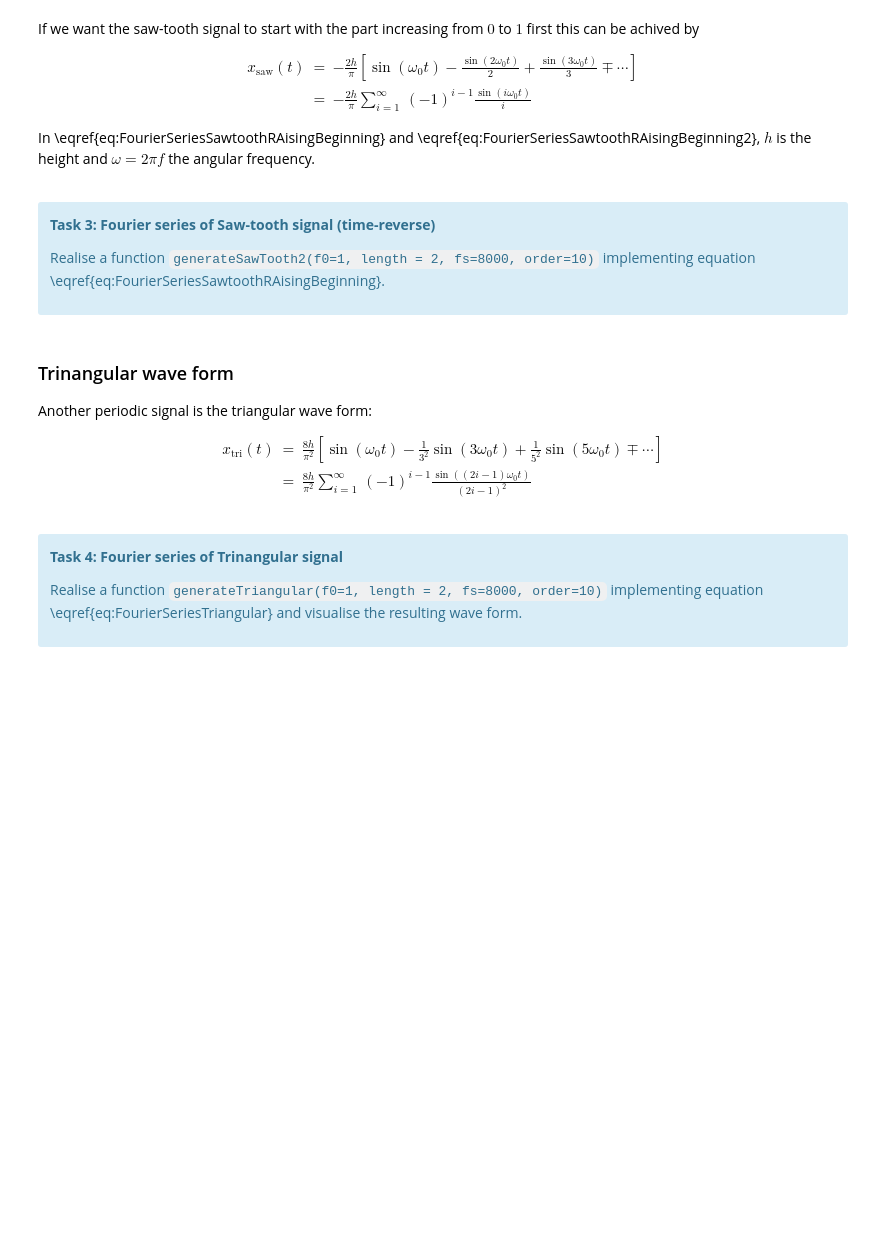
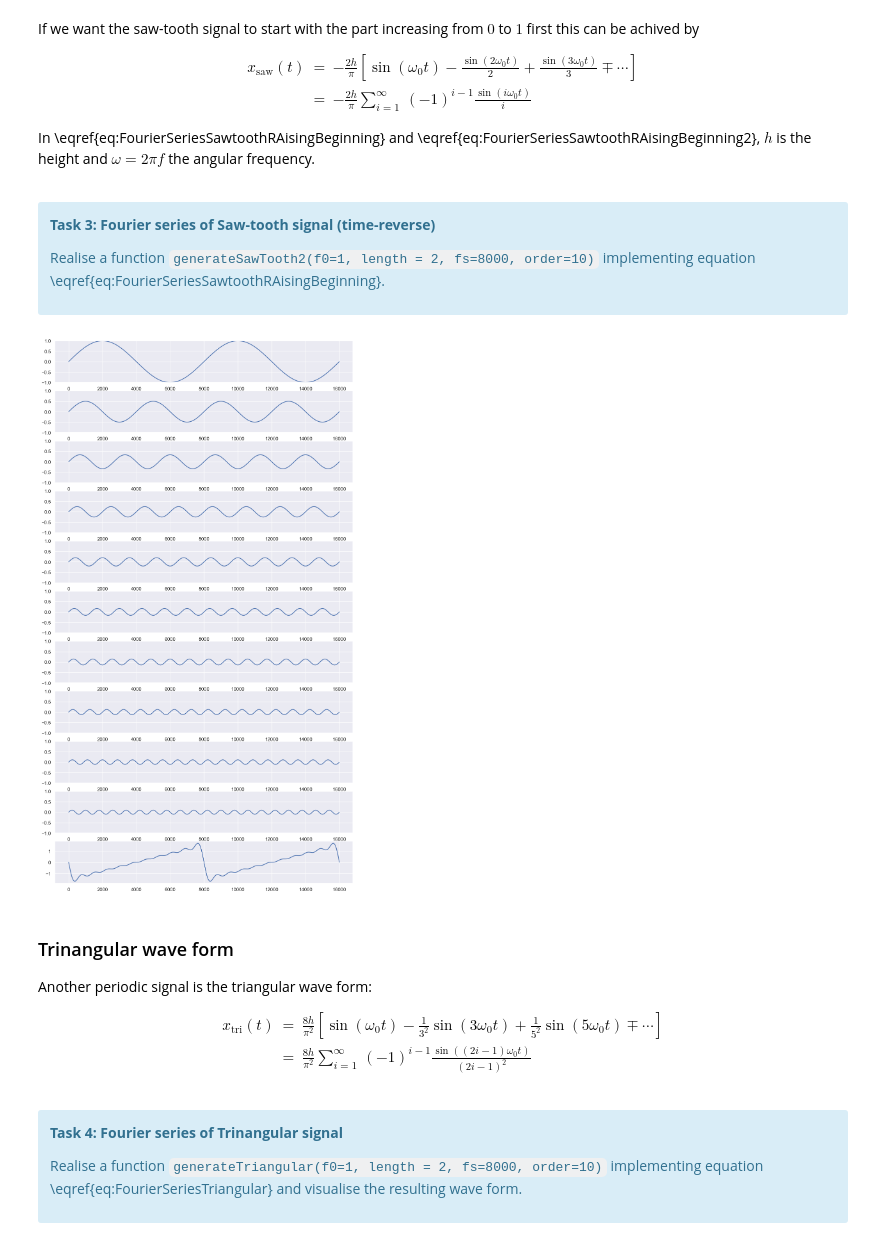
Before and after one commit to lucyshef/speech-processing, a Jupyter notebook: Lab-Sheet-4/Lab-Sheet-4.ipynb, the cells around one changed output. Saved outputs shown, nothing was run; the diff lists cells and outputs as text; code cells hidden in the pictures; blank space fills up the shorter version.

```diff
--- a/Lab-Sheet-4/Lab-Sheet-4.ipynb
+++ b/Lab-Sheet-4/Lab-Sheet-4.ipynb
@@ -208,9 +247,30 @@ Realise a function `generateSawTooth2(f0=1, length = 2, fs=8000, order=10)` impl
 
 </div>
 # %%
-# your code here
-#
-# ...
+
+def generateSawTooth2(f0, length, fs, order):
+    nrows = order + 1
+    ncols = 1
+    fig, axs = plt.subplots(nrows, ncols, figsize=(12, 2 * nrows))
+    t = np.linspace(0, length, fs * length)
+    summed_signal = np.zeros(len(t))
+    for i in range(0, order):
+        sine = np.array(generate_sine(t, f0 * (i + 1))) / (i + 1)
+        if order % 2 != 0:
+            summed_signal = summed_signal + sine
+        else:
+            summed_signal= summed_signal - sine
+        axs[i].plot(sine)
+        axs[i].set_ylim(-1, 1)
+    # summed_signal = np.sum(sines, axis=0)
+    saw = summed_signal*-2/np.pi
+    plt.plot(summed_signal)
+    return summed_signal
+
+
+saw = generateSawTooth2(f0=1, length=2, fs=8000, order=10)
+# %% [output]
+[figure, added]
 # %% [markdown]
 ### Trinangular wave form
 
```
Also changed, not shown: parts of 2 cells of this notebook.
